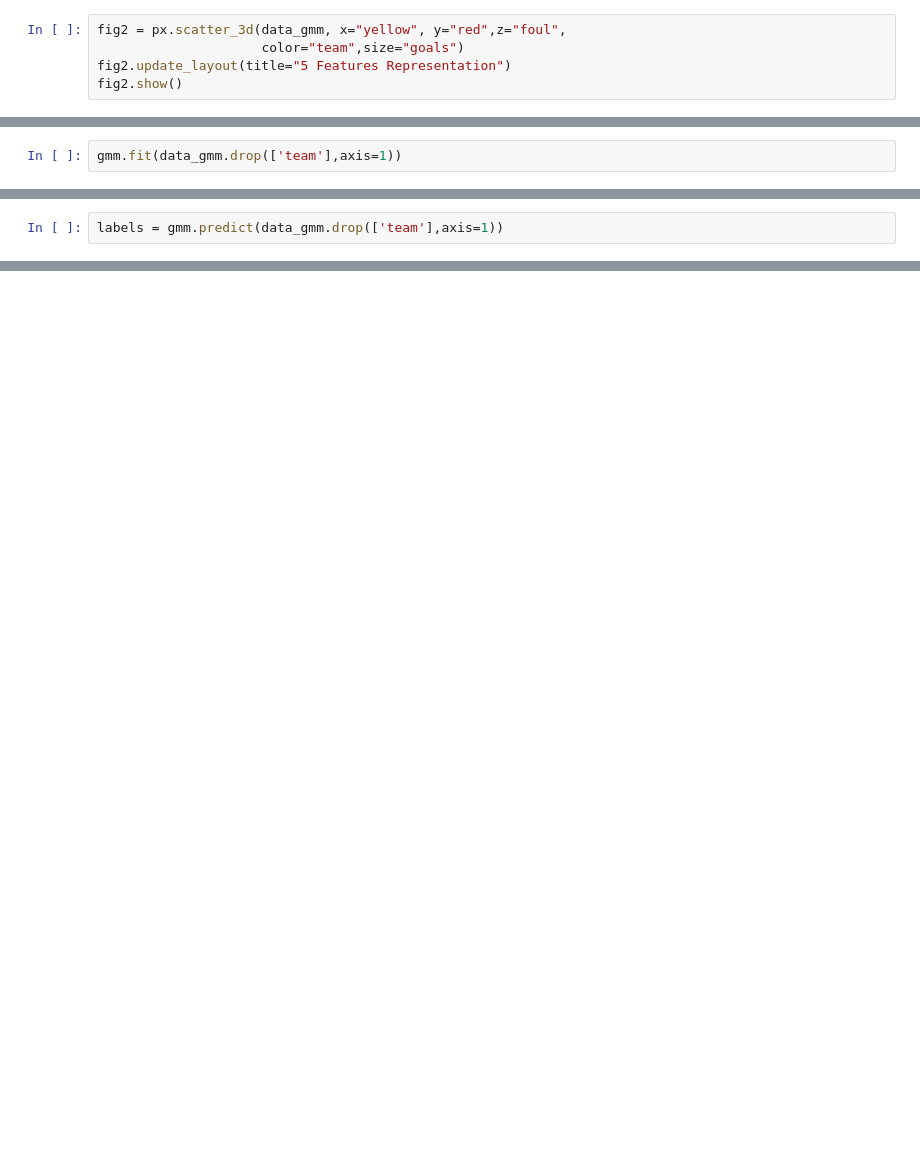
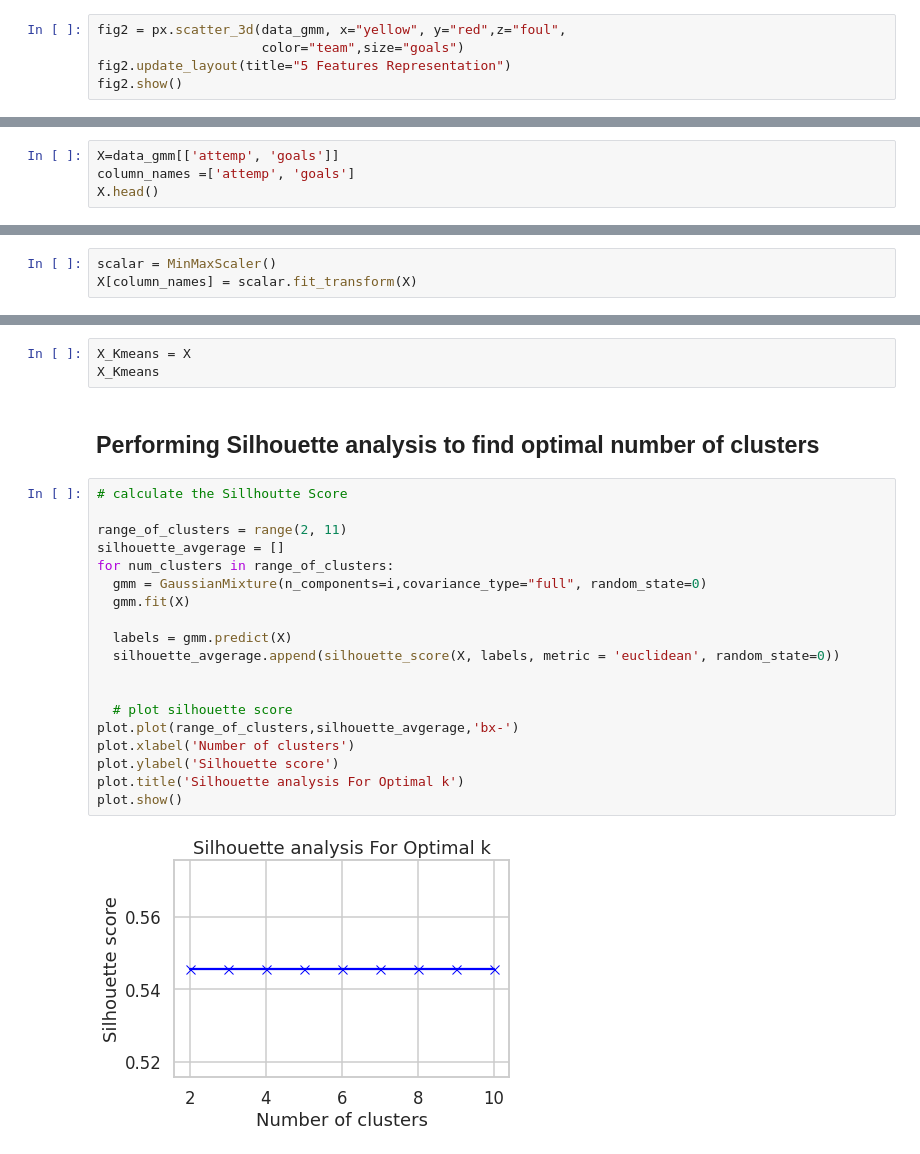
Before and after one commit to akanksha0911/ML_clustering_GMM, a Jupyter notebook: ML_Assign2_Clustering.ipynb, the cells around one changed output, grey strips where cells are left out. Cells and saved outputs as stored; diff of their text form; blank space fills up the shorter version.

```diff
--- a/ML_Assign2_Clustering.ipynb
+++ b/ML_Assign2_Clustering.ipynb
@@ -434,2 +491,0 @@ gmm = GaussianMixture(n_components=4)
-# %%
-gmm.fit(data_gmm.drop(['team'],axis=1))
@@ -438,2 +491,0 @@ GaussianMixture(n_components=4)
-# %%
-labels = gmm.predict(data_gmm.drop(['team'],axis=1))
@@ -439,0 +499,4 @@ labels = gmm.predict(data_gmm.drop(['team'],axis=1))
+# %%
+X=data_gmm[['attemp', 'goals']]
+column_names =['attemp', 'goals']
+X.head()
@@ -439,0 +511,3 @@ labels = gmm.predict(data_gmm.drop(['team'],axis=1))
+# %%
+scalar = MinMaxScaler()
+X[column_names] = scalar.fit_transform(X)
@@ -439,0 +530,26 @@ labels = gmm.predict(data_gmm.drop(['team'],axis=1))
+# %%
+X_Kmeans = X
+X_Kmeans
+# %% [markdown]
+## **Performing Silhouette analysis to find optimal number of clusters**
+# %%
+# calculate the Sillhoutte Score
+
+range_of_clusters = range(2, 11)
+silhouette_avgerage = []
+for num_clusters in range_of_clusters:
+  gmm = GaussianMixture(n_components=i,covariance_type="full", random_state=0)
+  gmm.fit(X)
+
+  labels = gmm.predict(X)
+  silhouette_avgerage.append(silhouette_score(X, labels, metric = 'euclidean', random_state=0))
+
+
+  # plot silhouette score
+plot.plot(range_of_clusters,silhouette_avgerage,'bx-')
+plot.xlabel('Number of clusters')
+plot.ylabel('Silhouette score')
+plot.title('Silhouette analysis For Optimal k')
+plot.show()
+# %% [output]
+[figure, added]
```
Also changed, not shown: parts of 34 cells of this notebook.
